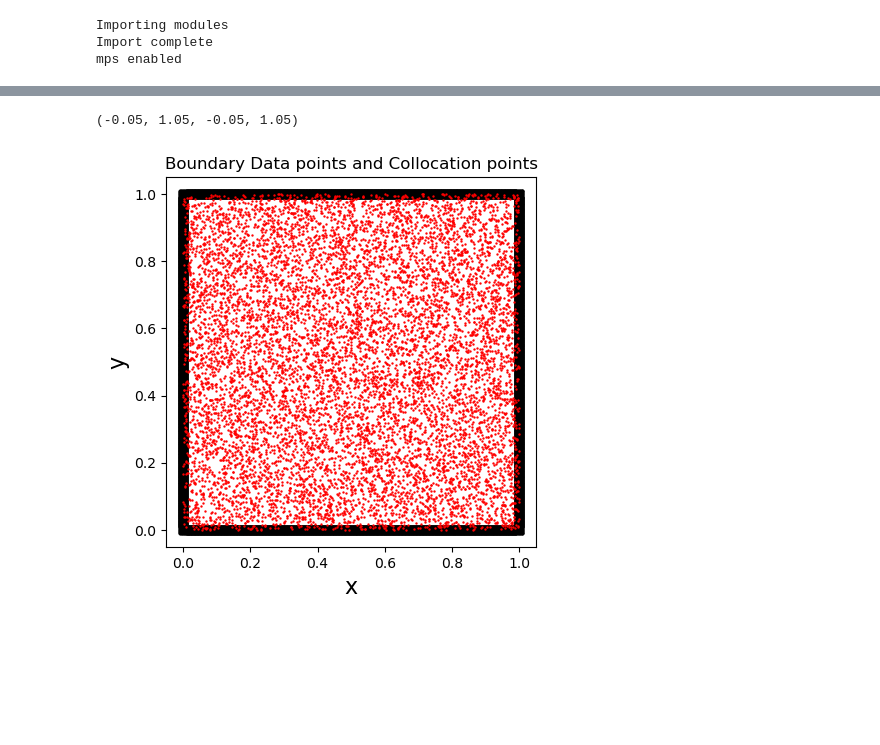
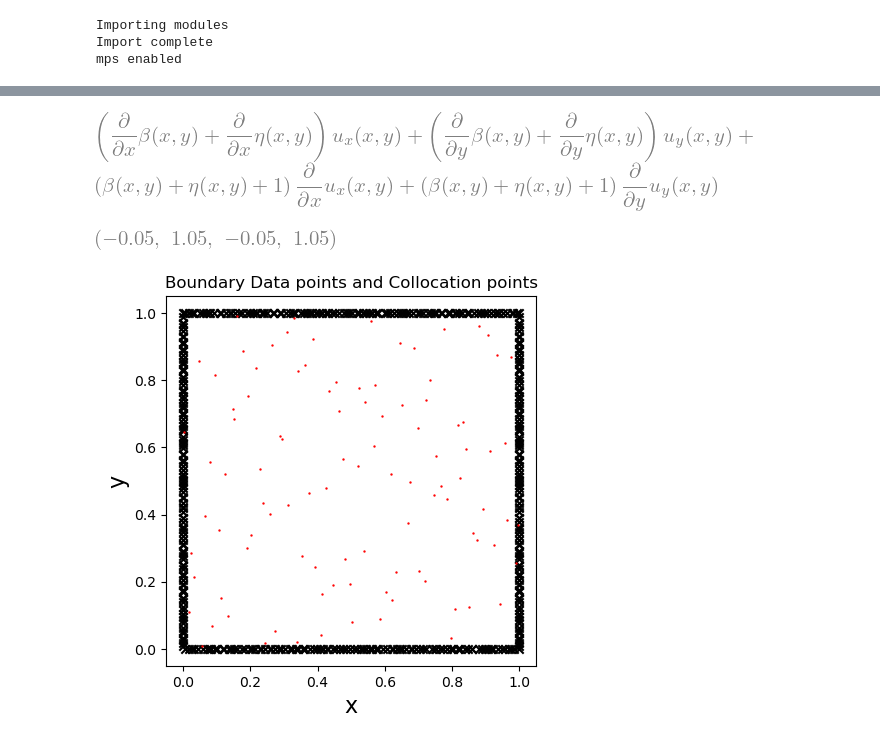
Before and after one commit to jkoganem/PINNs, a Jupyter notebook: code/bathymetry.ipynb, the cells around one changed output, grey strips where cells are left out. Drawn from its saved outputs; the diff is of its cells as text; code cells hidden in the pictures; blank space fills up the shorter version.

```diff
--- a/code/bathymetry.ipynb
+++ b/code/bathymetry.ipynb
@@ -11,16 +26,34 @@ REPORT_TRAINING_LOSS_PER_EPOCH = True # Track the training loss each epoch, and
 REPORT_VALIDATION_LOSS_PER_EPOCH = True # Lets us make a nice learning curve after training
 
 # Training hyperparameters
-BATCH_SIZE = 16 # Number of samples per batch while training our network
 NUM_EPOCHS = 25000 # Number of epochs to train our network
+NUM_BDD = 1000
+NUM_COLLOCATION = 10000
+NUM_X = 1000
+NUM_Y = 1000
+NN_WIDTH = 128
+
+#For quick testing
 if ABRIDGED_RUN == True:
     NUM_EPOCHS = 1001
+    NUM_BDD = 100
+    NUM_COLLOCATION = 100
+    NUM_X = 100
+    NUM_Y = 100
+    NN_WIDTH = 16
+
 
 LEARNING_RATE = 1e-5 # Learning rate for our optimizer
+DROPOUT = 0.05
 
 # Directories
 CHECKPOINT_DIR = "checkpoints/" # Checkpoints, models, and training data will be saved here
 MODEL_NAME = None
+
+#PDE parameters
+A = 1
+G = 1
+kappa = 1
 # %%
 ################################################################################
 # IMPORTS
@@ -77,3 +142,28 @@ where $\mathbb{R} \ni A,G > 0, \; \kappa \in [0,\infty), \phi: \mathbb{T}^2 \tim
+# %%
+#Symbolic verification for the component form, modify and use if necessary
+import sympy as sp
+from sympy import *
+from sympy.vector import divergence
+init_printing()
+
+x, y = sp.symbols('x y')
+u_x, u_y = sp.symbols('u_x u_y', cls=sp.Function)
+beta, eta = sp.symbols('beta eta', cls=sp.Function)
+
+u_x = u_x(x, y)
+u_y = u_y(x, y)
+beta = beta(x, y)
+eta = eta(x, y)
+
+f = 1 + beta + eta
+u = sp.Matrix([u_x, u_y])
+
+def sympy_divergence(f, x):
+    return sum(f_i.diff(x_i) for f_i, x_i in zip(f, x))
+
+simplify(sympy_divergence(f*u, [x,y]))
+# %% [output]
+[figure, added]
 # %%
 ################################################################################
 # DOMAIN INITIALIZATION
@@ -84,13 +174,13 @@ x_max = 1
 y_min = 0
 y_max = 1
 
-total_points_x = 1000
-total_points_y = 1000
+total_points_x = NUM_X
+total_points_y = NUM_Y
 
 N_boundary = 4 # number of boundaries
-N_u_boundary = 2500 # number of points on each boundary
+N_u_boundary = NUM_BDD # number of points on each boundary
 N_u = N_boundary * N_u_boundary
-N_f = 10000 # number of collocation points
+N_f = NUM_COLLOCATION # number of collocation points
 
 #Boundary condition weights in loss function
 w_bc_tb = 1
@@ -103,32 +193,32 @@ boundary_lr = engine.random(n = N_u_boundary)
 boundary_bot = engine.random(n = N_u_boundary)
 
 data = np.zeros([N_boundary, N_u_boundary, 2])
 
 data[0, :, 0] = boundary_top[:, 0]
 data[1, :, 1] = boundary_lr[:, 0]
 data[2, :, 1] = boundary_lr[:, 0]
 data[3, :, 0] = boundary_bot[:, 0]
 
 data[0, :, 1] = np.ones(N_u_boundary) # y = 1
 data[1, :, 0] = np.zeros(N_u_boundary) # x = 0
 data[2, :, 0] = np.ones(N_u_boundary) # x = 1
 data[3, :, 1] = np.zeros(N_u_boundary) # y = 0
 
 data = data.reshape(-1, 2)
 x_d, y_d = data[:, 0:1], data[:, 1:2]
 
 engine = qmc.LatinHypercube(d=2)
 colloc = engine.random(n = N_f)
 
 x_f, y_f = colloc[:, 0:1], colloc[:, 1:2]
 
 plt.title("Boundary Data points and Collocation points")
 plt.scatter(data[:, 0], data[:, 1], marker="x", c="k", label="BDP")
 plt.scatter(colloc[:, 0], colloc[:, 1], s=2., marker=".", c="r", label="CP")
 plt.xlabel("x",fontsize=16)
 plt.ylabel("y",fontsize=16)
 plt.axis("square")
 #plt.show()
 # %% [output]
-(-0.05, 1.05, -0.05, 1.05)
-[figure, old version]
+[figure, new version]
+[figure, added]
```
Also changed, not shown: parts of 10 cells of this notebook, 1 other file.
